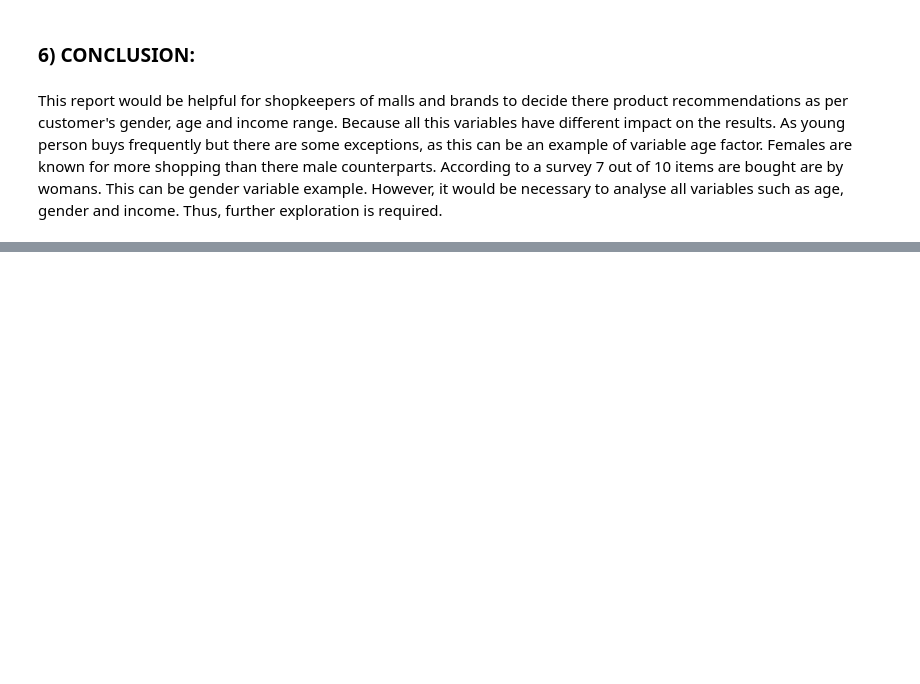
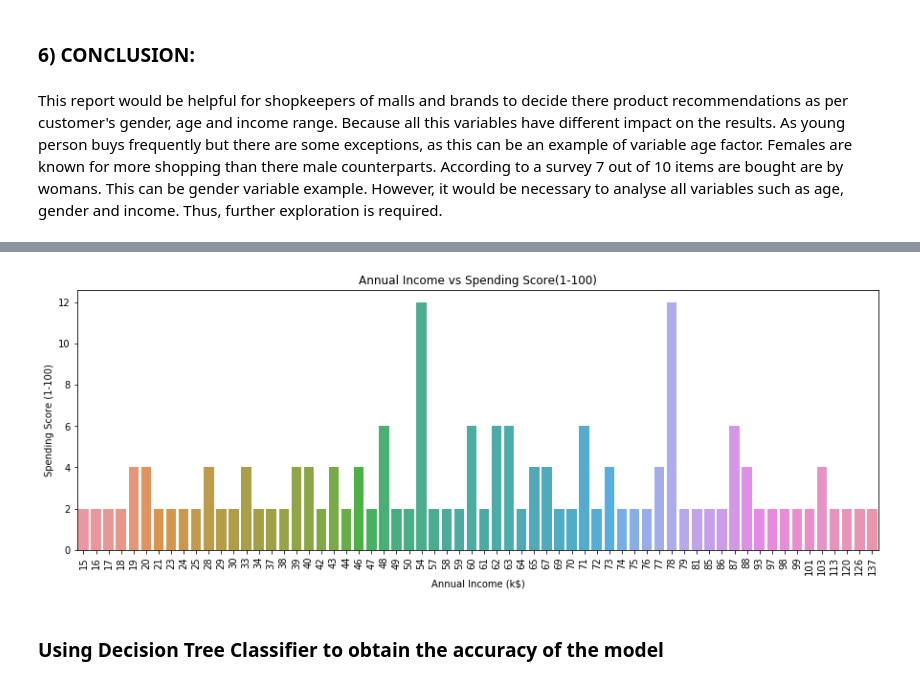
Before and after one commit to ritiksarda/Coursera_Capstone, a Jupyter notebook: FINAL CAPSTONE.ipynb, the cells around one changed output, grey strips where cells are left out. Saved outputs shown, nothing was run; the diff lists cells and outputs as text; code cells hidden in the pictures; blank space fills up the shorter version.

```diff
--- a/FINAL CAPSTONE.ipynb
+++ b/FINAL CAPSTONE.ipynb
@@ -30,0 +152,22 @@ This report would be helpful for shopkeepers of malls and brands to decide there
+# %%
+# Group dataframe
+makes = df[['Annual Income (k$)', 'Spending Score (1-100)']].groupby('Annual Income (k$)').count()
+
+# Reset Index
+makes = makes.reset_index()
+
+# Resize plot
+plt.figure(figsize=(15,5))
+
+# Update axis rotation
+plt.xticks(rotation=90)
+
+# Create barplot
+sns.barplot(y='Spending Score (1-100)', x='Annual Income (k$)', data=makes)
+plt.title('Annual Income vs Spending Score(1-100)')
+# Render plot
+plt.show()
+# %% [output]
+[figure, added]
+# %% [markdown]
+### Using Decision Tree Classifier to obtain the accuracy of the model
```
Also changed, not shown: parts of 56 cells of this notebook.
